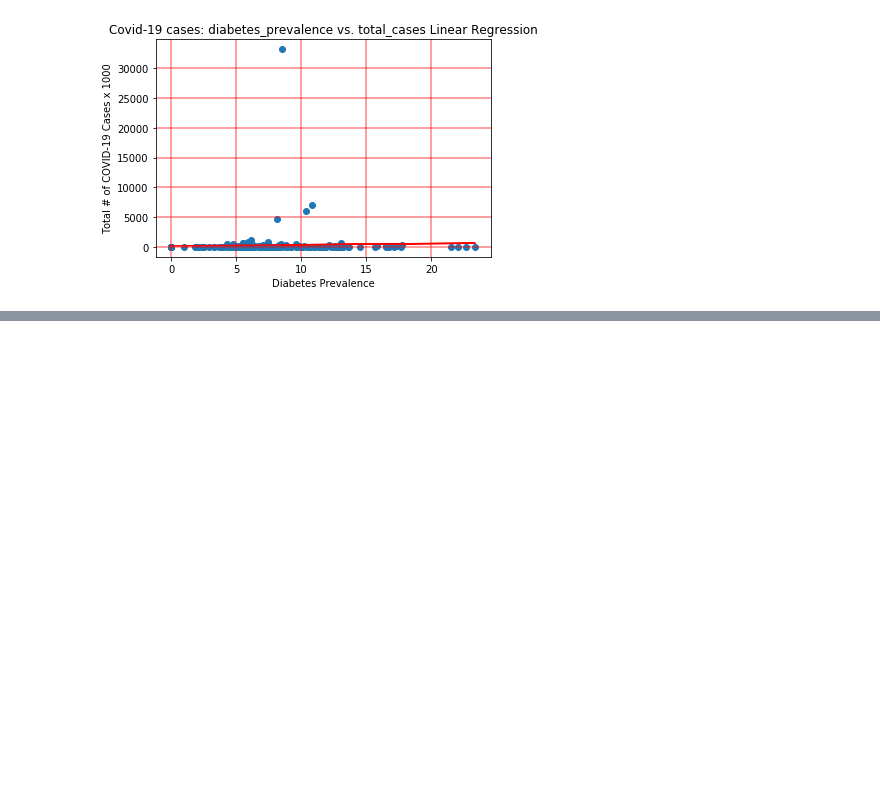
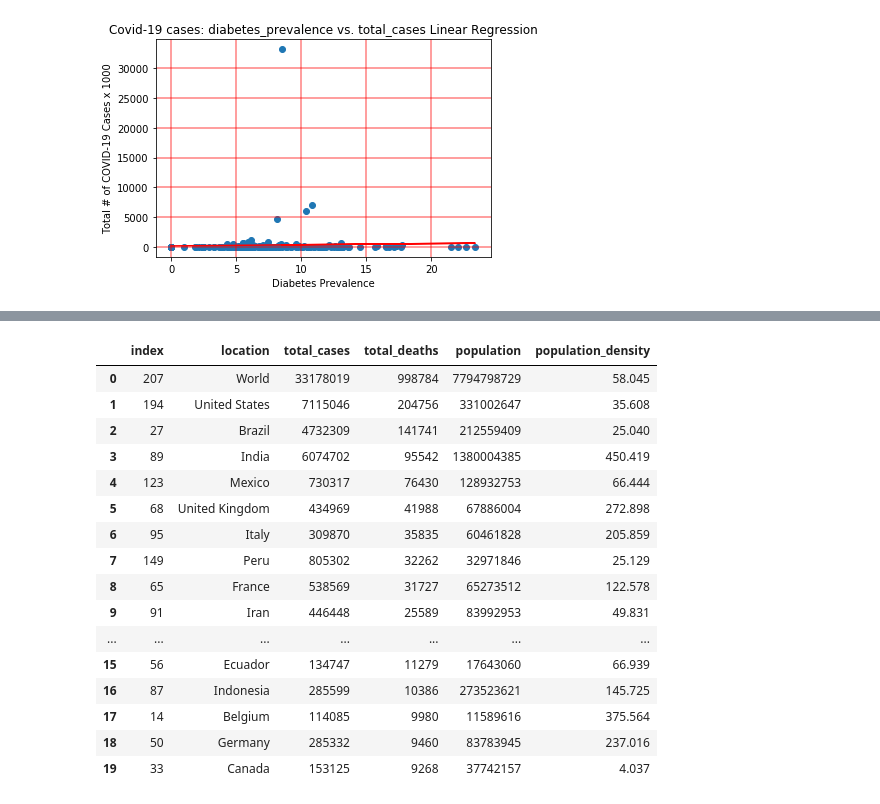
Before and after one commit to jjjdewan/ucb-data-visualization-msgrp-project1-covid-19, a Jupyter notebook: covid-19-project-challenge.ipynb, the cells around one changed output, grey strips where cells are left out. Drawn from its saved outputs; the diff is of its cells as text; code cells hidden in the pictures; blank space fills up the shorter version.

```diff
--- a/covid-19-project-challenge.ipynb
+++ b/covid-19-project-challenge.ipynb
@@ -391,0 +466,20 @@ The r-squared is : -0.02
+# %%
+top_20_covid_data_to_plot_df.head(20)
+# %% [output]
+|  | index | location | total_cases | total_deaths | population | population_density |
+| 0 | 207 | World | 33178019 | 998784 | 7794798729 | 58.045 |
+| 1 | 194 | United States | 7115046 | 204756 | 331002647 | 35.608 |
+| 2 | 27 | Brazil | 4732309 | 141741 | 212559409 | 25.040 |
+| 3 | 89 | India | 6074702 | 95542 | 1380004385 | 450.419 |
+| 4 | 123 | Mexico | 730317 | 76430 | 128932753 | 66.444 |
+| 5 | 68 | United Kingdom | 434969 | 41988 | 67886004 | 272.898 |
+| 6 | 95 | Italy | 309870 | 35835 | 60461828 | 205.859 |
+| 7 | 149 | Peru | 805302 | 32262 | 32971846 | 25.129 |
+| 8 | 65 | France | 538569 | 31727 | 65273512 | 122.578 |
+| 9 | 91 | Iran | 446448 | 25589 | 83992953 | 49.831 |
+| ... | ... | ... | ... | ... | ... | ... |
+| 15 | 56 | Ecuador | 134747 | 11279 | 17643060 | 66.939 |
+| 16 | 87 | Indonesia | 285599 | 10386 | 273523621 | 145.725 |
+| 17 | 14 | Belgium | 114085 | 9980 | 11589616 | 375.564 |
+| 18 | 50 | Germany | 285332 | 9460 | 83783945 | 237.016 |
+| 19 | 33 | Canada | 153125 | 9268 | 37742157 | 4.037 |
```
Also changed, not shown: parts of 12 cells of this notebook.
